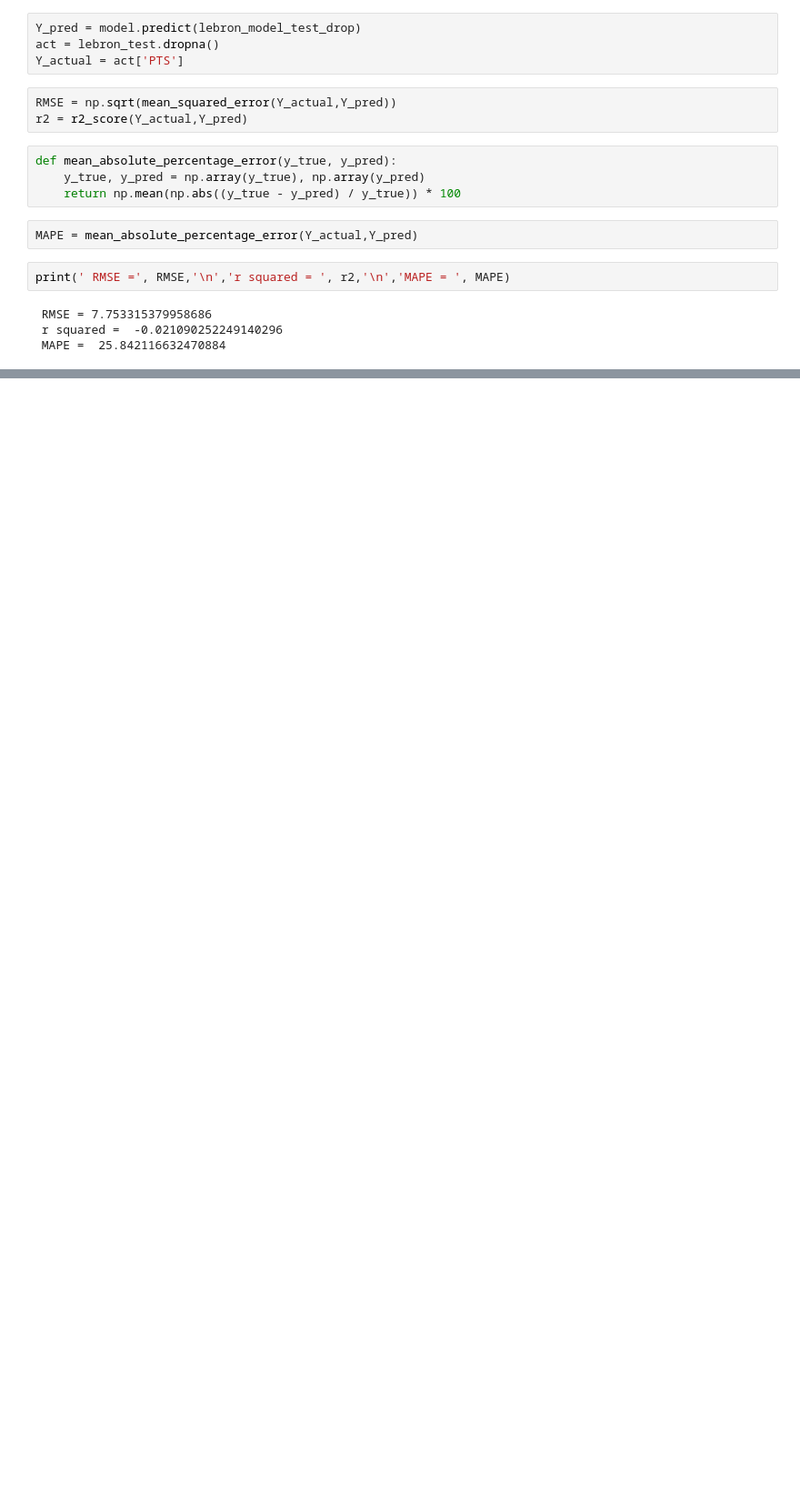
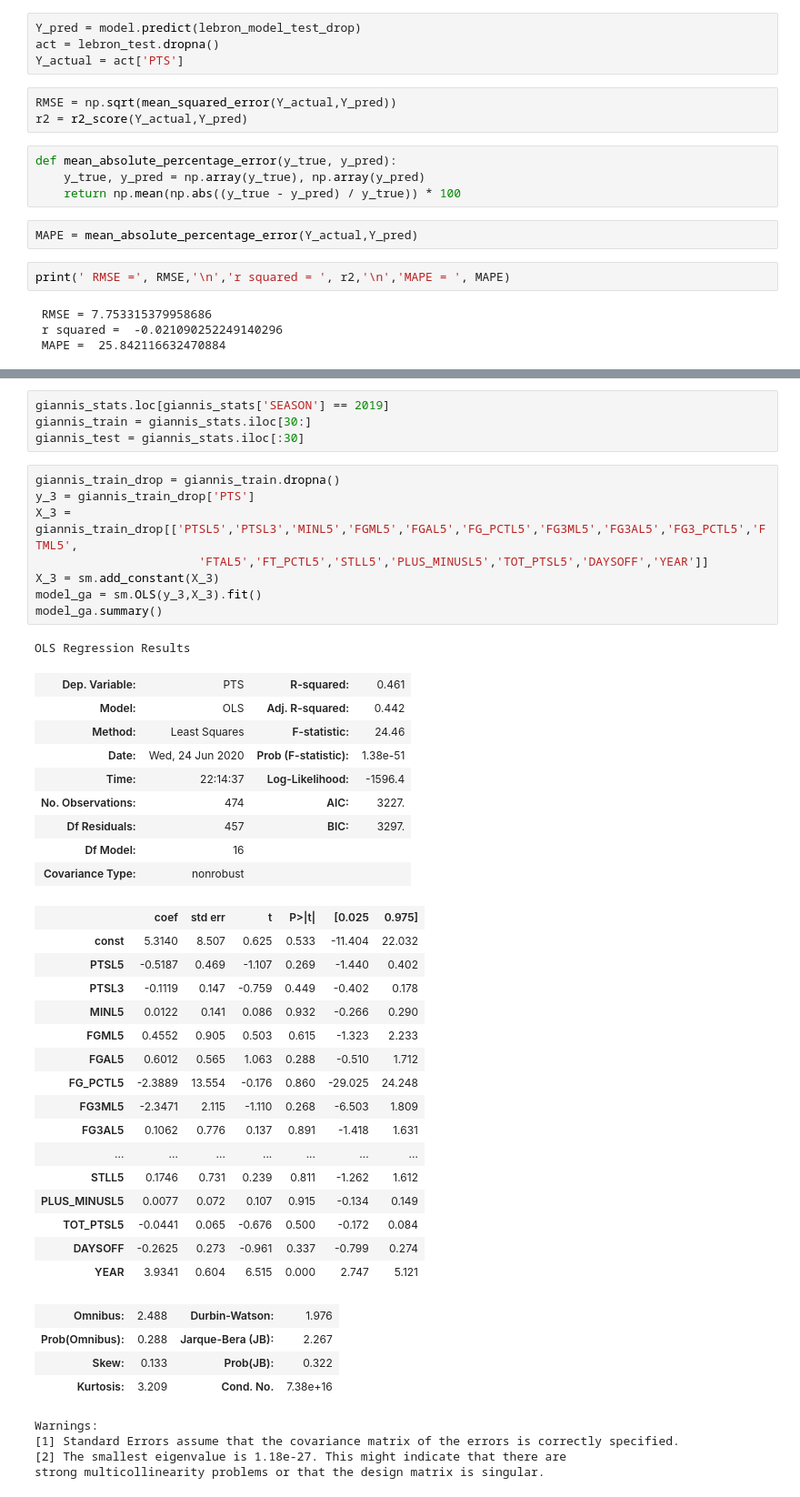
Before and after one commit to thabanenm/Capstone-Project-2, a Jupyter notebook: Capstone Project 2 - Baseline Modeling.ipynb, the cells around one changed output, grey strips where cells are left out. Shown at 91% size. Drawn from its saved outputs; the diff is of its cells as text; blank space fills up the shorter version.

```diff
--- a/Capstone Project 2 - Baseline Modeling.ipynb
+++ b/Capstone Project 2 - Baseline Modeling.ipynb
@@ -137,0 +282,47 @@ print(' RMSE =', RMSE,'\n','r squared = ', r2,'\n','MAPE = ', MAPE)
+# %%
+giannis_stats.loc[giannis_stats['SEASON'] == 2019]
+giannis_train = giannis_stats.iloc[30:]
+giannis_test = giannis_stats.iloc[:30]
+# %%
+giannis_train_drop = giannis_train.dropna()
+y_3 = giannis_train_drop['PTS']
+X_3 = giannis_train_drop[['PTSL5','PTSL3','MINL5','FGML5','FGAL5','FG_PCTL5','FG3ML5','FG3AL5','FG3_PCTL5','FTML5',
+                       'FTAL5','FT_PCTL5','STLL5','PLUS_MINUSL5','TOT_PTSL5','DAYSOFF','YEAR']]
+X_3 = sm.add_constant(X_3)
+model_ga = sm.OLS(y_3,X_3).fit()
+model_ga.summary()
+# %% [output]
+OLS Regression Results
+| Dep. Variable: | PTS | R-squared: | 0.461 |
+| Model: | OLS | Adj. R-squared: | 0.442 |
+| Method: | Least Squares | F-statistic: | 24.46 |
+| Date: | Wed, 24 Jun 2020 | Prob (F-statistic): | 1.38e-51 |
+| Time: | 22:14:37 | Log-Likelihood: | -1596.4 |
+| No. Observations: | 474 | AIC: | 3227. |
+| Df Residuals: | 457 | BIC: | 3297. |
+| Df Model: | 16 |  |  |
+| Covariance Type: | nonrobust |  |  |
+|  | coef | std err | t | P>|t| | [0.025 | 0.975] |
+| const | 5.3140 | 8.507 | 0.625 | 0.533 | -11.404 | 22.032 |
+| PTSL5 | -0.5187 | 0.469 | -1.107 | 0.269 | -1.440 | 0.402 |
+| PTSL3 | -0.1119 | 0.147 | -0.759 | 0.449 | -0.402 | 0.178 |
+| MINL5 | 0.0122 | 0.141 | 0.086 | 0.932 | -0.266 | 0.290 |
+| FGML5 | 0.4552 | 0.905 | 0.503 | 0.615 | -1.323 | 2.233 |
+| FGAL5 | 0.6012 | 0.565 | 1.063 | 0.288 | -0.510 | 1.712 |
+| FG_PCTL5 | -2.3889 | 13.554 | -0.176 | 0.860 | -29.025 | 24.248 |
+| FG3ML5 | -2.3471 | 2.115 | -1.110 | 0.268 | -6.503 | 1.809 |
+| FG3AL5 | 0.1062 | 0.776 | 0.137 | 0.891 | -1.418 | 1.631 |
+| ... | ... | ... | ... | ... | ... | ... |
+| STLL5 | 0.1746 | 0.731 | 0.239 | 0.811 | -1.262 | 1.612 |
+| PLUS_MINUSL5 | 0.0077 | 0.072 | 0.107 | 0.915 | -0.134 | 0.149 |
+| TOT_PTSL5 | -0.0441 | 0.065 | -0.676 | 0.500 | -0.172 | 0.084 |
+| DAYSOFF | -0.2625 | 0.273 | -0.961 | 0.337 | -0.799 | 0.274 |
+| YEAR | 3.9341 | 0.604 | 6.515 | 0.000 | 2.747 | 5.121 |
+| Omnibus: | 2.488 | Durbin-Watson: | 1.976 |
+| Prob(Omnibus): | 0.288 | Jarque-Bera (JB): | 2.267 |
+| Skew: | 0.133 | Prob(JB): | 0.322 |
+| Kurtosis: | 3.209 | Cond. No. | 7.38e+16 |
+Warnings:
+[1] Standard Errors assume that the covariance matrix of the errors is correctly specified.
+[2] The smallest eigenvalue is 1.18e-27. This might indicate that there are
+strong multicollinearity problems or that the design matrix is singular.
```
Also changed, not shown: parts of 29 cells of this notebook, 1 other file.
